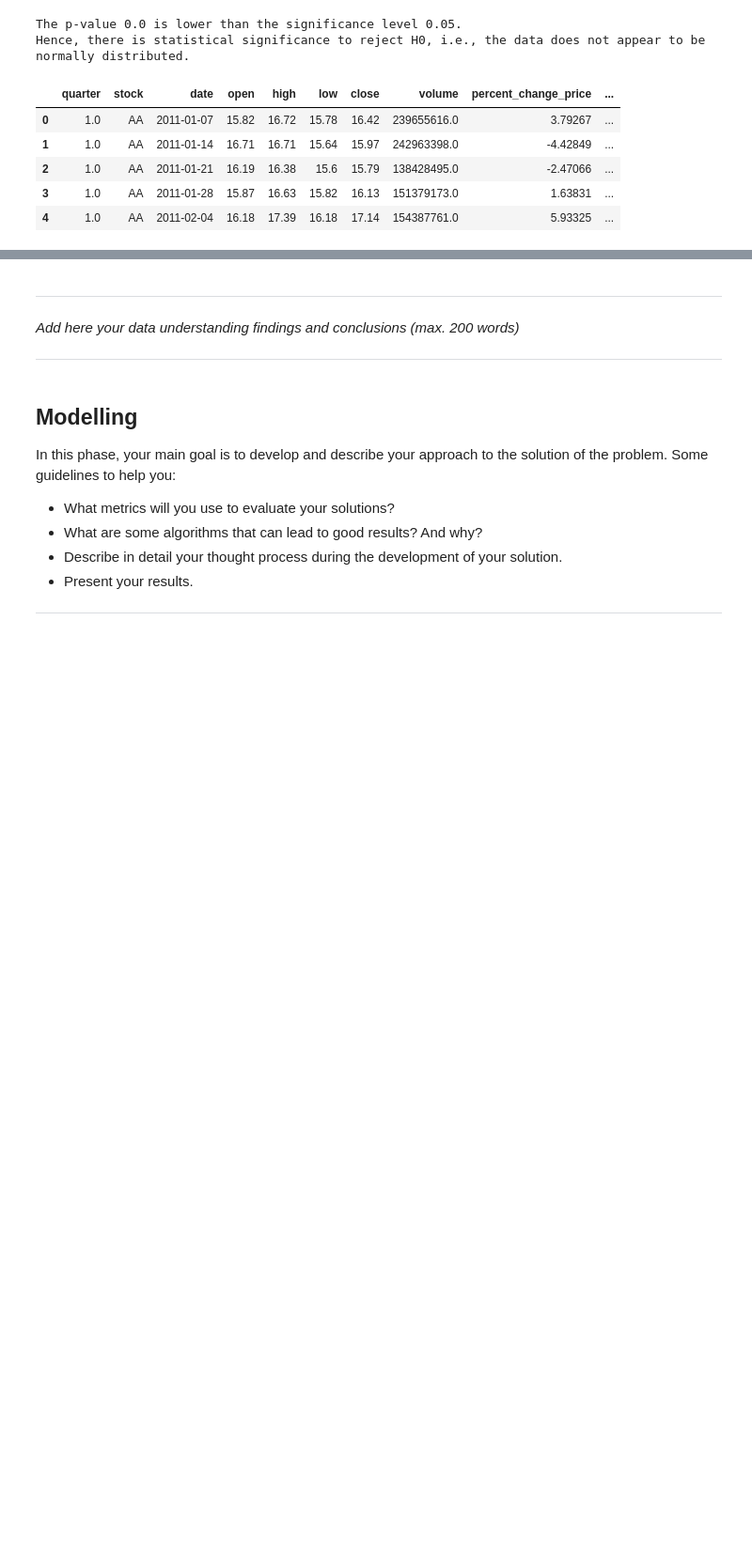
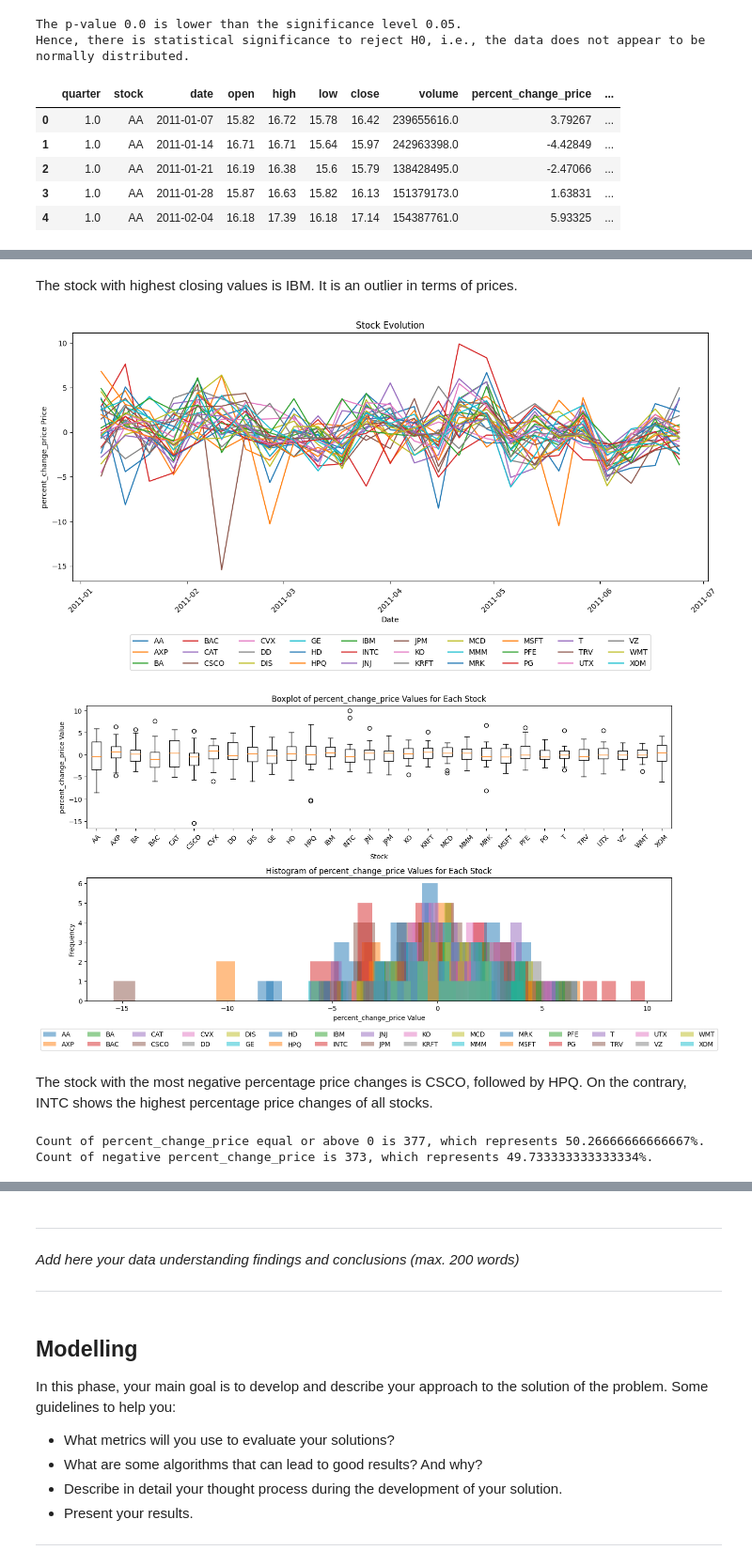
Before and after one commit to CarolinaRuivo/dowjones-index, a Jupyter notebook: template.ipynb, the cells around one changed output, grey strips where cells are left out. Shown at 94% size. Cells and saved outputs as stored; diff of their text form; code cells hidden in the pictures; blank space fills up the shorter version.

```diff
--- a/template.ipynb
+++ b/template.ipynb
@@ -382,0 +488,15 @@ During the data understanding phase, you should focus on understanding what each
+# %% [markdown]
+The stock with highest closing values is IBM. It is an outlier in terms of prices.
+# %%
+data_evolution_and_distribution('percent_change_price')
+# %% [output]
+[figure, added]
+[figure, added]
+# %% [markdown]
+The stock with the most negative percentage price changes is CSCO, followed by HPQ. On the contrary, INTC shows the highest percentage price changes of all stocks.
+# %%
+print(f"Count of percent_change_price equal or above 0 is {(df['percent_change_price'] >= 0).sum()}, which represents {((df['percent_change_price'] >= 0).sum()/(df['percent_change_price']).count())*100}%.")
+print(f"Count of negative percent_change_price is {(df['percent_change_price'] < 0).sum()}, which represents {((df['percent_change_price'] < 0).sum()/(df['percent_change_price']).count())*100}%.")
+# %% [output]
+Count of percent_change_price equal or above 0 is 377, which represents 50.26666666666667%.
+Count of negative percent_change_price is 373, which represents 49.733333333333334%.
```
Also changed, not shown: parts of 29 cells of this notebook.
